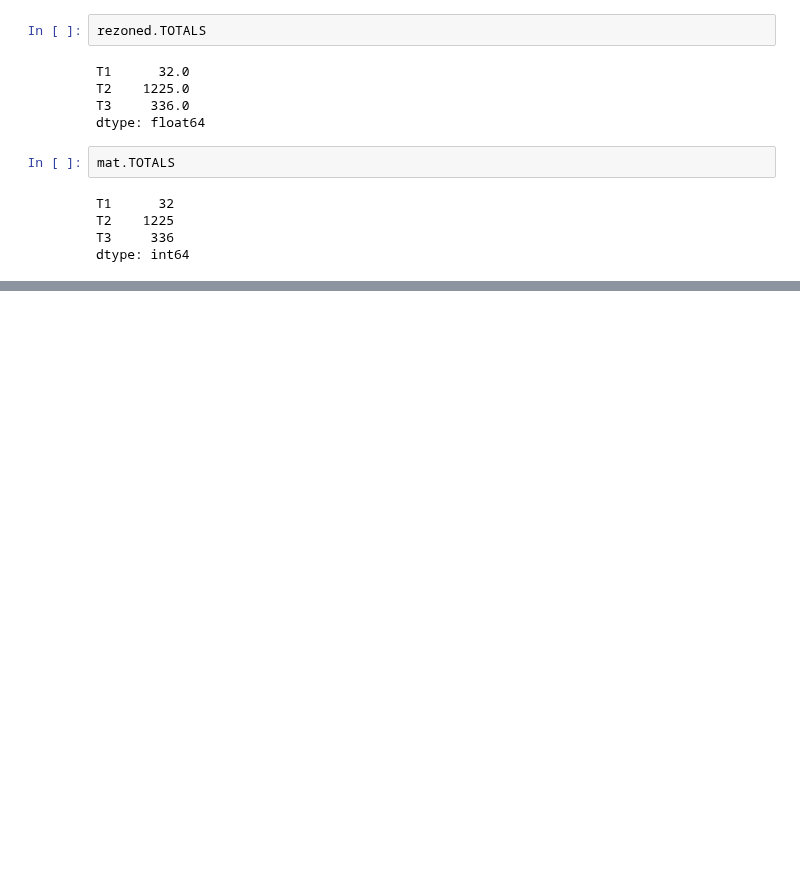
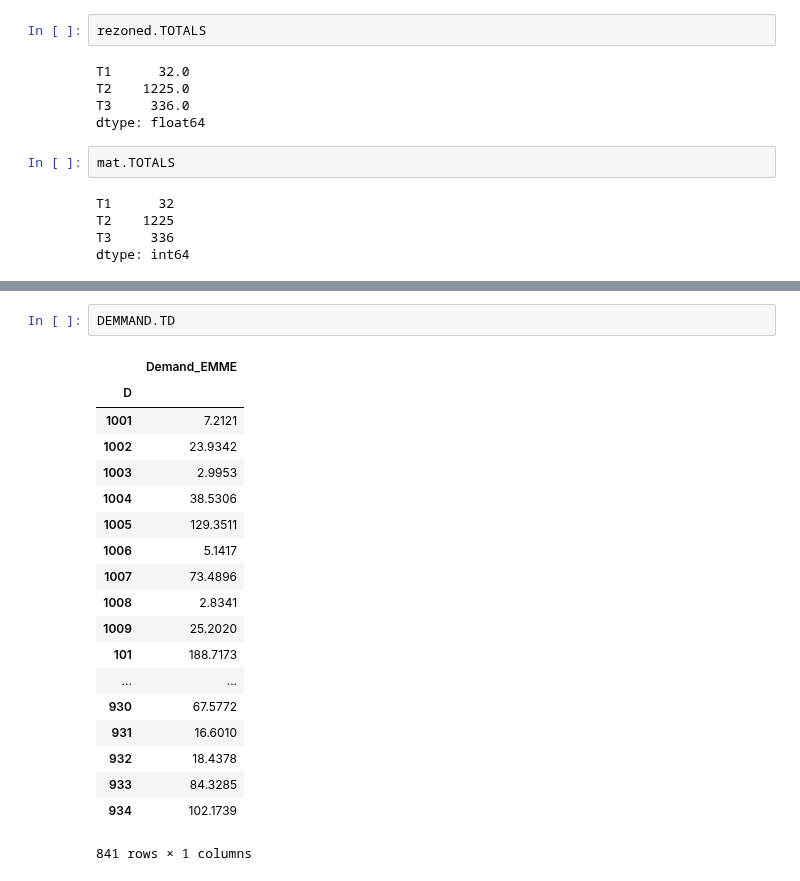
Before and after one commit to jabellcu/TPlanning_matrices, a Jupyter notebook: Matrix.ipynb, the cells around one changed output, grey strips where cells are left out. Cells and saved outputs as stored; diff of their text form; blank space fills up the shorter version.

```diff
--- a/Matrix.ipynb
+++ b/Matrix.ipynb
@@ -399,0 +426,22 @@ dtype: int64
+# %%
+DEMMAND.TD
+# %% [output]
+|  | Demand_EMME |
+| D |  |
+| 1001 | 7.2121 |
+| 1002 | 23.9342 |
+| 1003 | 2.9953 |
+| 1004 | 38.5306 |
+| 1005 | 129.3511 |
+| 1006 | 5.1417 |
+| 1007 | 73.4896 |
+| 1008 | 2.8341 |
+| 1009 | 25.2020 |
+| 101 | 188.7173 |
+| ... | ... |
+| 930 | 67.5772 |
+| 931 | 16.6010 |
+| 932 | 18.4378 |
+| 933 | 84.3285 |
+| 934 | 102.1739 |
+841 rows × 1 columns
```
Also changed, not shown: parts of 4 cells of this notebook.
